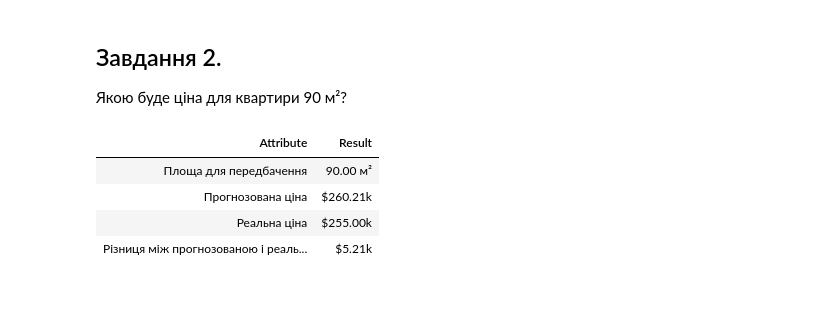
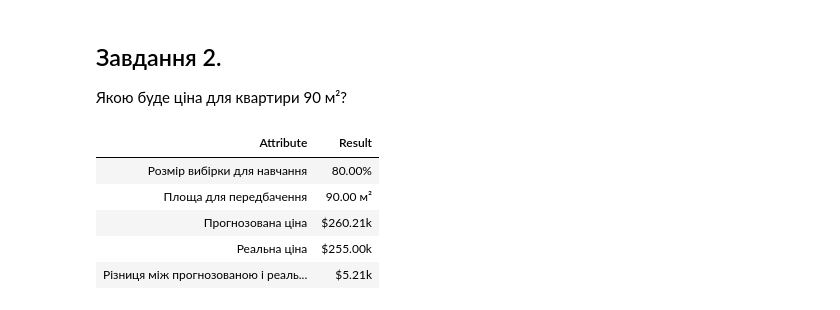
Before and after one commit to BogdanPinchuk/DataScience-PBY_HW10, a Jupyter notebook: Bohdan_Pinchuk_DS_HW10.ipynb, the cells around one changed output. Saved outputs shown, nothing was run; the diff lists cells and outputs as text; code cells hidden in the pictures.

```diff
--- a/Bohdan_Pinchuk_DS_HW10.ipynb
+++ b/Bohdan_Pinchuk_DS_HW10.ipynb
@@ -268,6 +268,9 @@ import pandas as pd
 
 # Input data
 tolerance = 3
+area_col_name = "area"
+rooms_col_name = "rooms"
+price_col_name = "price"
 mae_name = "neg_mean_absolute_error"
 mse_name = "neg_mean_squared_error"
 rmse_name = "neg_root_mean_squared_error"
@@ -280,20 +283,24 @@ scorings = {
 }
 
 data = {
-    "area": [40, 45, 50, 55, 60, 65, 70, 75, 80, 85, 90, 95, 100, 105, 110, 115, 120, 125, 130, 140],
-    "rooms": [1, 2, 2, 2, 3, 3, 3, 3, 3, 4, 4, 4, 4, 4, 5, 5, 5, 5, 6, 6],
-    "price": [120, 135, 150, 165, 180, 195, 205, 215, 225, 240, 255, 270, 285, 300, 315, 330, 345, 360, 380, 410],
+    area_col_name: [40, 45, 50, 55, 60, 65, 70, 75, 80, 85, 90, 95, 100, 105, 110, 115, 120, 125, 130, 140],
+    rooms_col_name: [1, 2, 2, 2, 3, 3, 3, 3, 3, 4, 4, 4, 4, 4, 5, 5, 5, 5, 6, 6],
+    price_col_name: [120, 135, 150, 165, 180, 195, 205, 215, 225, 240, 255, 270, 285, 300, 315, 330, 345, 360, 380,
+                     410],
 }
 
 # Solution
 df = pd.DataFrame(data)
+grouped_by_room_df = df.groupby(rooms_col_name).agg(["count", "min", "mean", "max"])
+
 # Pearson
 pearson_matrix = df.corr(method='pearson').round(tolerance)
 # Spearman
 spearman_matrix = df.corr(method='spearman').round(tolerance)
 
 # Print results
-display(df)
+display(grouped_by_room_df.style.set_caption("Grouped by rooms").format(precision=tolerance))
+display(df.style.set_caption("Dataset"))
 display(pearson_matrix.style.set_caption("Pearson's correlation").format(precision=tolerance))
 display(spearman_matrix.style.set_caption("Spearman's correlation").format(precision=tolerance))
 # %% [output]
@@ -461,35 +542,40 @@ rp.print_pd_report()
 
 Якою буде ціна для квартири 90 м²?
 # %%
+# Навчання на 80% даних
+
 from sklearn.model_selection import train_test_split
 
 # Input data
 seed = 42
 check_areas = 90.0
+train_set_size = 0.8
 predict_area = np.array(check_areas)
 
 # Solution
 model_simple = LinearRegression()
-X_area_train, X_area_test, Y_area_train, Y_area_test = train_test_split(X_area, Y_price, test_size=0.2,
-                                                                        random_state=seed, shuffle=True)
-model_simple.fit(X_area_train, Y_area_train)
+X_area_train, X_area_test, Y_price_train, Y_price_test = train_test_split(X_area, Y_price, test_size=1 - train_set_size,
+                                                                          random_state=seed, shuffle=True)
+model_simple.fit(X_area_train, Y_price_train)
 predicted_price = model_simple.predict(predict_area.reshape(-1, 1))
 
 real_price = df[df[area_col_name] == predict_area][price_col_name].values
 diff_price = abs(real_price - predicted_price)
 
 rp = Reporter()
 rp.tolerance = 2
+rp.add_item("Розмір вибірки для навчання", f"{train_set_size:.2%}")
 rp.add_item("Площа для передбачення", f"{rp.format_value(predict_area.item(0))} м²")
 rp.add_item("Прогнозована ціна", f"${rp.format_value(predicted_price.item(0))}k")
 if real_price.size > 0:
     rp.add_item("Реальна ціна", f"${rp.format_value(real_price.item(0))}k")
     rp.add_item("Різниця між прогнозованою і реальною ціною", f"${rp.format_value(diff_price.item(0))}k")
 
 # Print results
 rp.print_pd_report()
 # %% [output]
 | Attribute | Result |
+| Розмір вибірки для навчання | 80.00% |
 | Площа для передбачення | 90.00 м² |
 | Прогнозована ціна | $260.21k |
 | Реальна ціна | $255.00k |
```
Also changed, not shown: parts of 6 cells of this notebook.
